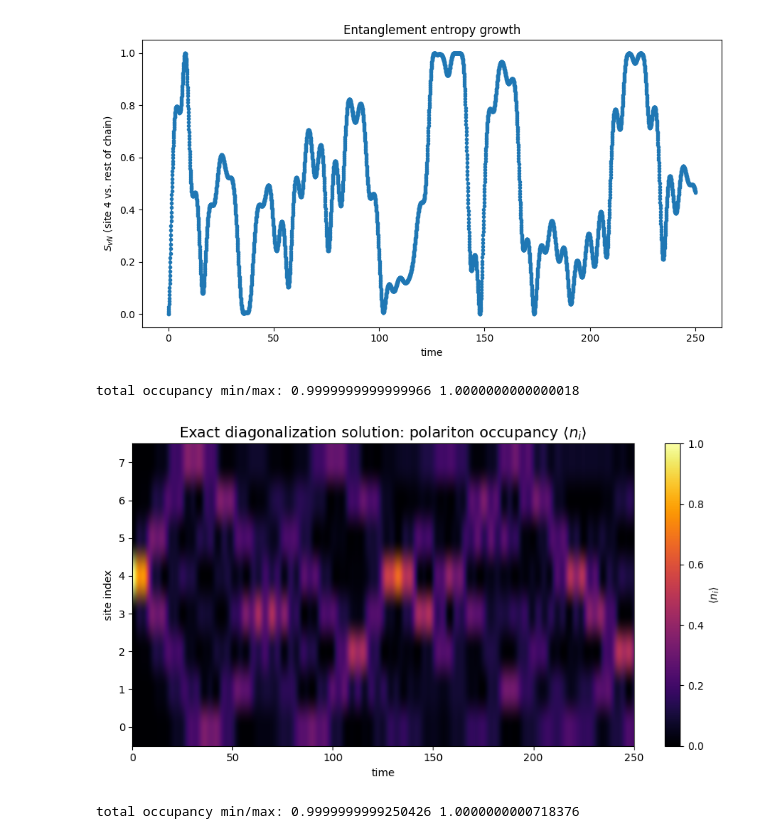
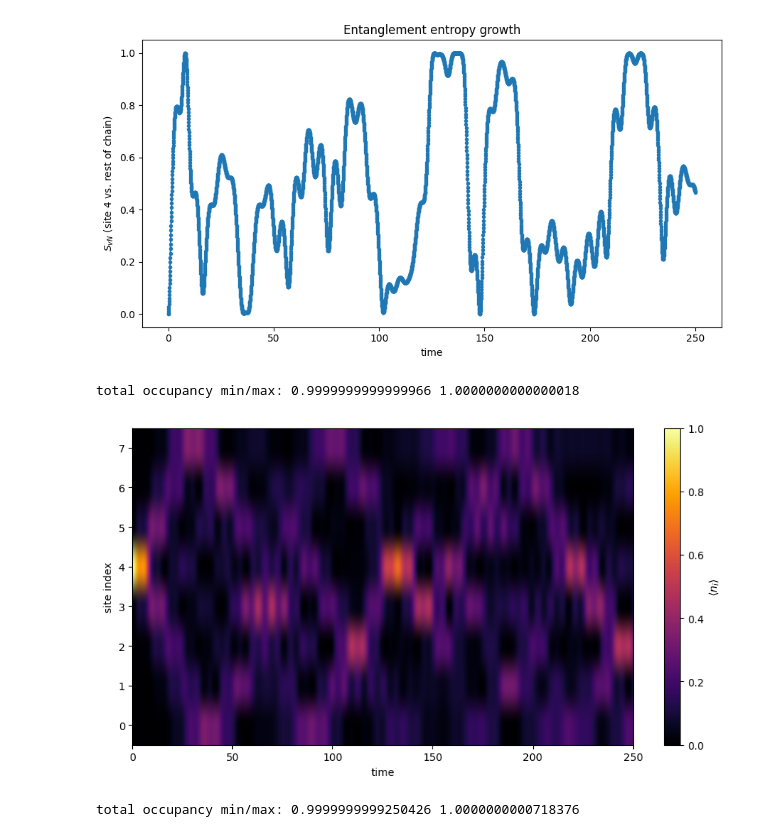
Before and after one commit to Dilip-Ojha/Bosonic_Qiskit, a Jupyter notebook: 11_jch_model.ipynb, the cells around one changed output. Saved outputs shown, nothing was run; the diff lists cells and outputs as text; code cells hidden in the pictures.

```diff
--- a/11_jch_model.ipynb
+++ b/11_jch_model.ipynb
@@ -251,24 +185,15 @@ plt.show()
 # %%
 """
 Exact (non-Trotterized) reference solution for the Jaynes-Cummings-Hubbard
-lattice, restricted to the single-conserved-excitation sector.
+lattice.
 
-Why this is exact: with exactly one excitation in the whole lattice, the
-JCH Hamiltonian acts on a Hilbert space spanned by just 2*N_SITES basis
-states -- "photon at site i" and "atom excited at site i" for each i.
-In that basis H is a small, ordinary (2N x 2N) matrix, diagonalizable
-directly. No Trotter approximation, no qubit encoding, no truncation
-error: this IS the exact quantum dynamics for this sector.
-
-Use this to validate your Qiskit/bosonic-qiskit circuit: run both with
-the same N_SITES, g, J, INIT_SITE and compare occupancy(t).
 """
 
 import numpy as np
 import scipy.linalg as la
 import matplotlib.pyplot as plt
 
-# ---- match these to your Trotter-circuit parameters ----
+# -------------------  parameters -------------------------
 N_SITES   = 8
 wc        = 1.0
 wa        = 1.0
@@ -299,34 +224,34 @@ psi0 = np.zeros(dim, dtype=complex)
 psi0[mode_idx(INIT_SITE)] = 1.0
 
 # diagonalize once; evolution at any t is then just a phase rotation
 evals, evecs = la.eigh(H)
 c0 = evecs.conj().T @ psi0
 
 # times = np.linspace(0, T_max, N_TPOINTS)
 # occupancy = np.zeros((N_SITES, len(times)+1))
 times = np.linspace(0, T_max, trotter_occupancy.shape[1])
 occupancy = np.zeros((N_SITES, len(times)))
 for ti, t in enumerate(times):
     psit = evecs @ (np.exp(-1j * evals * t) * c0)
     for i in range(N_SITES):
         occupancy[i, ti] = abs(psit[mode_idx(i)]) ** 2 + abs(psit[atom_idx(i)]) ** 2
 
 print("total occupancy min/max:",
       occupancy.sum(axis=0).min(), occupancy.sum(axis=0).max())
 
 fig, ax = plt.subplots(figsize=(9, 5))
 im = ax.imshow(occupancy, aspect="auto", origin="lower",
                 extent=[times[0], times[-1], -0.5, N_SITES - 0.5],
                 cmap="inferno", vmin=0, vmax=1)
 ax.set_xlabel("time")
 ax.set_ylabel("site index")
-ax.set_title("Exact diagonalization solution: polariton occupancy $\\langle n_i \\rangle$", fontsize=14)
+#ax.set_title("Exact diagonalization solution: polariton occupancy $\\langle n_i \\rangle$", fontsize=14)
 fig.colorbar(im, ax=ax, label=r"$\langle n_i \rangle$")
 fig.tight_layout()
 plt.show()
 save_path = f"jch_exact_occupancy_heatmap{N_SITES}.pdf"
-fig.savefig(save_path, bbox_inches='tight')
+#fig.savefig(save_path, bbox_inches='tight')
 # %% [output]
 total occupancy min/max: 0.9999999999999966 1.0000000000000018
-[figure, old version]
+[figure, new version]
 # %%
```
Also changed, not shown: parts of 11 cells of this notebook.
